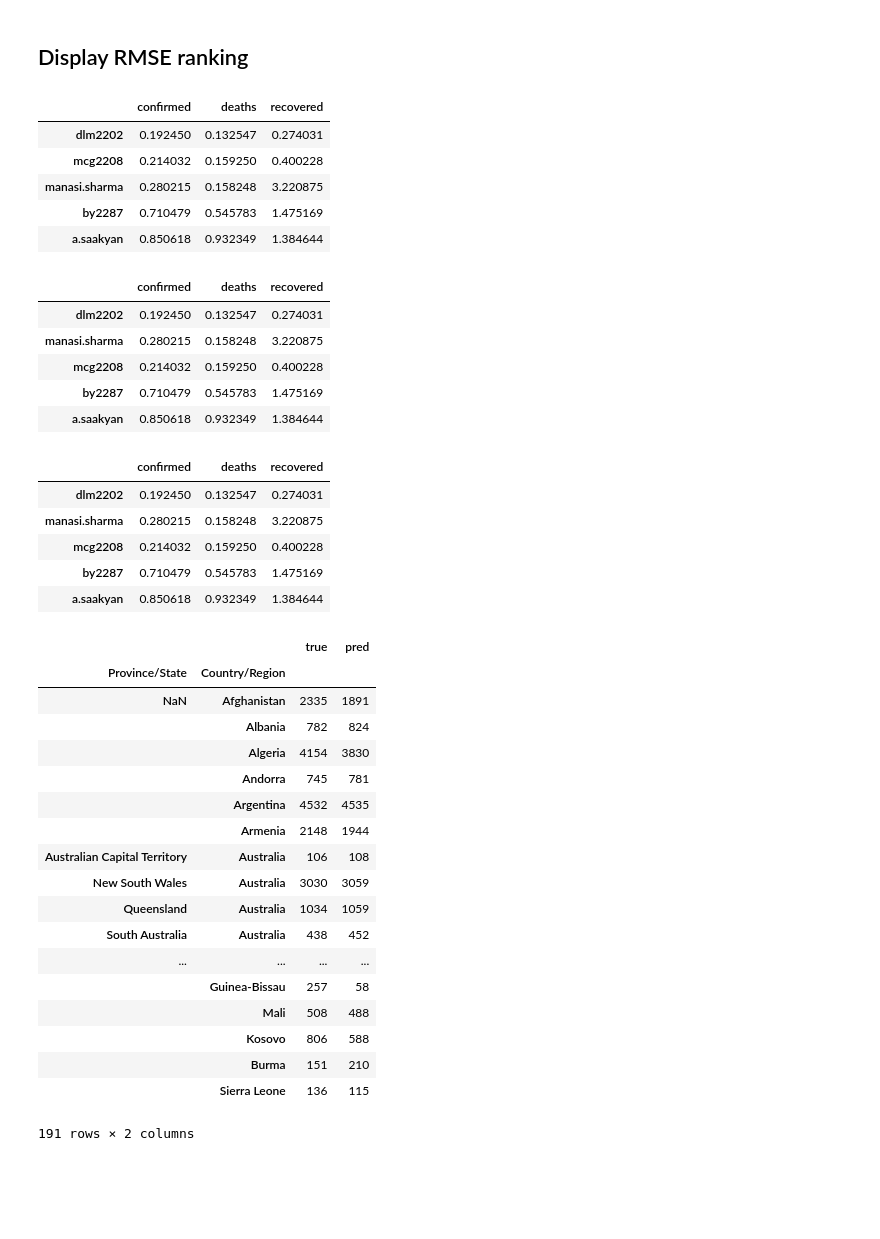
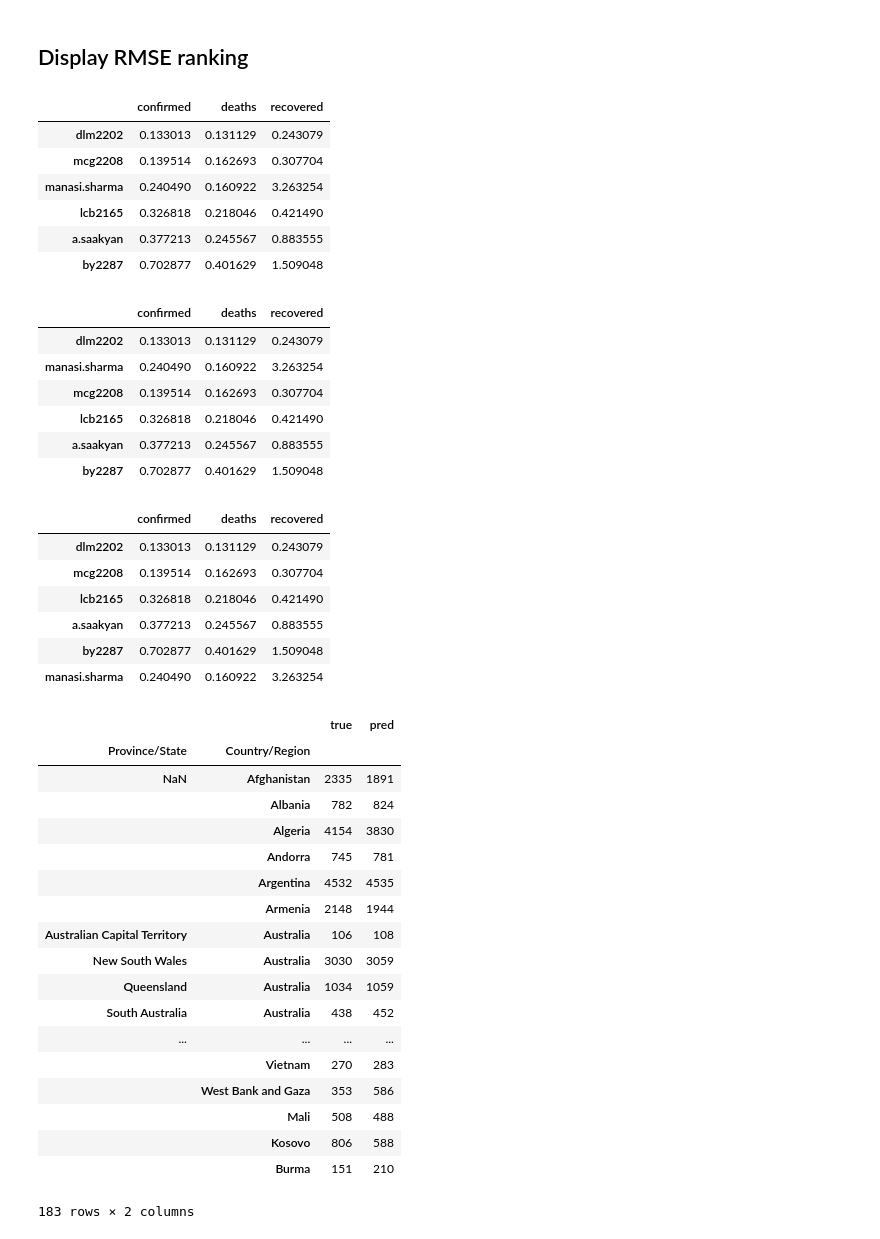
Before and after one commit to ngiangre/CUEPID_data_challenge_track1_evaluation, a Jupyter notebook: eval.ipynb, the cells around one changed output. Drawn from its saved outputs; the diff is of its cells as text; code cells hidden in the pictures; blank space fills up the shorter version.

```diff
--- a/eval.ipynb
+++ b/eval.ipynb
@@ -10,9 +10,7 @@ from sklearn.metrics import mean_squared_error
 # %% [markdown]
 ## Set variables
 # %%
-confirmed='confirmed'
-deaths='deaths'
-recovered='recovered'
+types = ['confirmed','deaths','recovered']
 
 data_dir='Track1_Submitted/'
 # %% [markdown]
@@ -78 +39,26 @@ display(jhu_dict[recovered].shape)
+# %%
+true_dte='5/1/20'
+filt_dte='4/23/20'
+prefix = 'data/time_series_covid19_'
+suffix = '_global.csv'
+
+def get_jhu_target(true_dte, filt_dte, fname):
+    target_df = \
+        (pd.
+         read_csv(fname).
+         rename(columns = {true_dte : 'true'}).
+         rename(columns = {filt_dte : 'filt'}).
+         loc[:,['Province/State','Country/Region','true', 'filt']].
+         #only view countries/states with filt counts>100
+         query('filt>100')
+        )
+    return target_df
+
+def get_jhu_dict(true_dte, filt_dte, prefix, types, suffix):
+    jhu_dict = {}
+    for type_ in types:
+        jhu_dict[type_] =  get_jhu_target(true_dte, filt_dte,  prefix+type_+suffix)
+    return jhu_dict
+
+jhu_dict = get_jhu_dict(true_dte, filt_dte, prefix, types, suffix)
 # %% [markdown]
@@ -137,34 +133,37 @@ deaths
 # %% [markdown]
 ## Display RMSE ranking
 # %%
-display(results_df.sort_values(confirmed))
+display(results_df.sort_values('confirmed'))
 # %% [output]
 |  | confirmed | deaths | recovered |
-| dlm2202 | 0.192450 | 0.132547 | 0.274031 |
-| mcg2208 | 0.214032 | 0.159250 | 0.400228 |
-| manasi.sharma | 0.280215 | 0.158248 | 3.220875 |
-| by2287 | 0.710479 | 0.545783 | 1.475169 |
-| a.saakyan | 0.850618 | 0.932349 | 1.384644 |
+| dlm2202 | 0.133013 | 0.131129 | 0.243079 |
+| mcg2208 | 0.139514 | 0.162693 | 0.307704 |
+| manasi.sharma | 0.240490 | 0.160922 | 3.263254 |
+| lcb2165 | 0.326818 | 0.218046 | 0.421490 |
+| a.saakyan | 0.377213 | 0.245567 | 0.883555 |
+| by2287 | 0.702877 | 0.401629 | 1.509048 |
 # %%
-display(results_df.sort_values(deaths))
+display(results_df.sort_values('deaths'))
 # %% [output]
 |  | confirmed | deaths | recovered |
-| dlm2202 | 0.192450 | 0.132547 | 0.274031 |
-| manasi.sharma | 0.280215 | 0.158248 | 3.220875 |
-| mcg2208 | 0.214032 | 0.159250 | 0.400228 |
-| by2287 | 0.710479 | 0.545783 | 1.475169 |
-| a.saakyan | 0.850618 | 0.932349 | 1.384644 |
+| dlm2202 | 0.133013 | 0.131129 | 0.243079 |
+| manasi.sharma | 0.240490 | 0.160922 | 3.263254 |
+| mcg2208 | 0.139514 | 0.162693 | 0.307704 |
+| lcb2165 | 0.326818 | 0.218046 | 0.421490 |
+| a.saakyan | 0.377213 | 0.245567 | 0.883555 |
+| by2287 | 0.702877 | 0.401629 | 1.509048 |
 # %%
-display(results_df.sort_values(recovered))
+display(results_df.sort_values('recovered'))
 # %% [output]
 |  | confirmed | deaths | recovered |
-| dlm2202 | 0.192450 | 0.132547 | 0.274031 |
-| manasi.sharma | 0.280215 | 0.158248 | 3.220875 |
-| mcg2208 | 0.214032 | 0.159250 | 0.400228 |
-| by2287 | 0.710479 | 0.545783 | 1.475169 |
-| a.saakyan | 0.850618 | 0.932349 | 1.384644 |
+| dlm2202 | 0.133013 | 0.131129 | 0.243079 |
+| mcg2208 | 0.139514 | 0.162693 | 0.307704 |
+| lcb2165 | 0.326818 | 0.218046 | 0.421490 |
+| a.saakyan | 0.377213 | 0.245567 | 0.883555 |
+| by2287 | 0.702877 | 0.401629 | 1.509048 |
+| manasi.sharma | 0.240490 | 0.160922 | 3.263254 |
 # %%
-compare_dfs['dlm2202'][confirmed]
+compare_dfs['dlm2202']['confirmed']
 # %% [output]
 |  |  | true | pred |
 | Province/State | Country/Region |  |  |
@@ -179,10 +178,10 @@ compare_dfs['dlm2202'][confirmed]
 | Queensland | Australia | 1034 | 1059 |
 | South Australia | Australia | 438 | 452 |
 | ... | ... | ... | ... |
-|  | Guinea-Bissau | 257 | 58 |
+|  | Vietnam | 270 | 283 |
+|  | West Bank and Gaza | 353 | 586 |
 |  | Mali | 508 | 488 |
 |  | Kosovo | 806 | 588 |
 |  | Burma | 151 | 210 |
-|  | Sierra Leone | 136 | 115 |
-191 rows × 2 columns
+183 rows × 2 columns
 # %%
```
Also changed, not shown: parts of 6 cells of this notebook, 4 other files.
